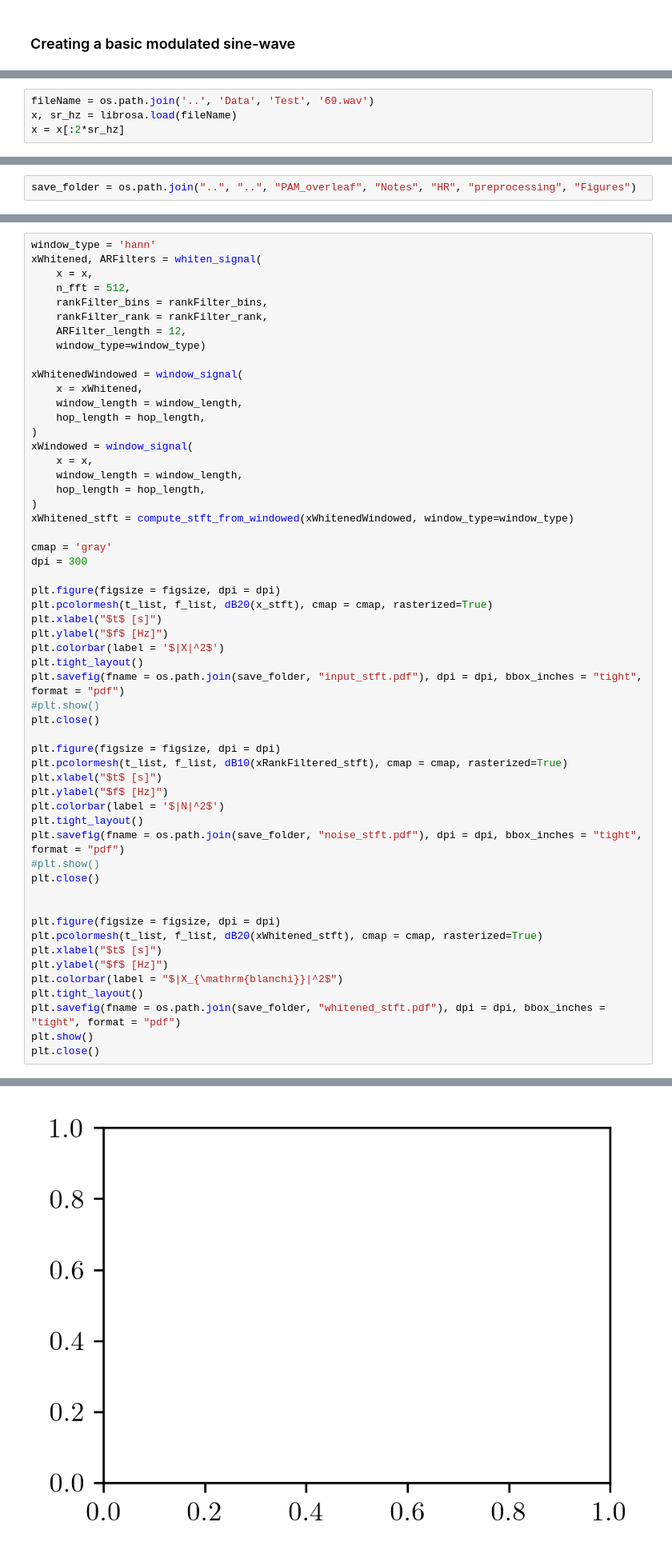
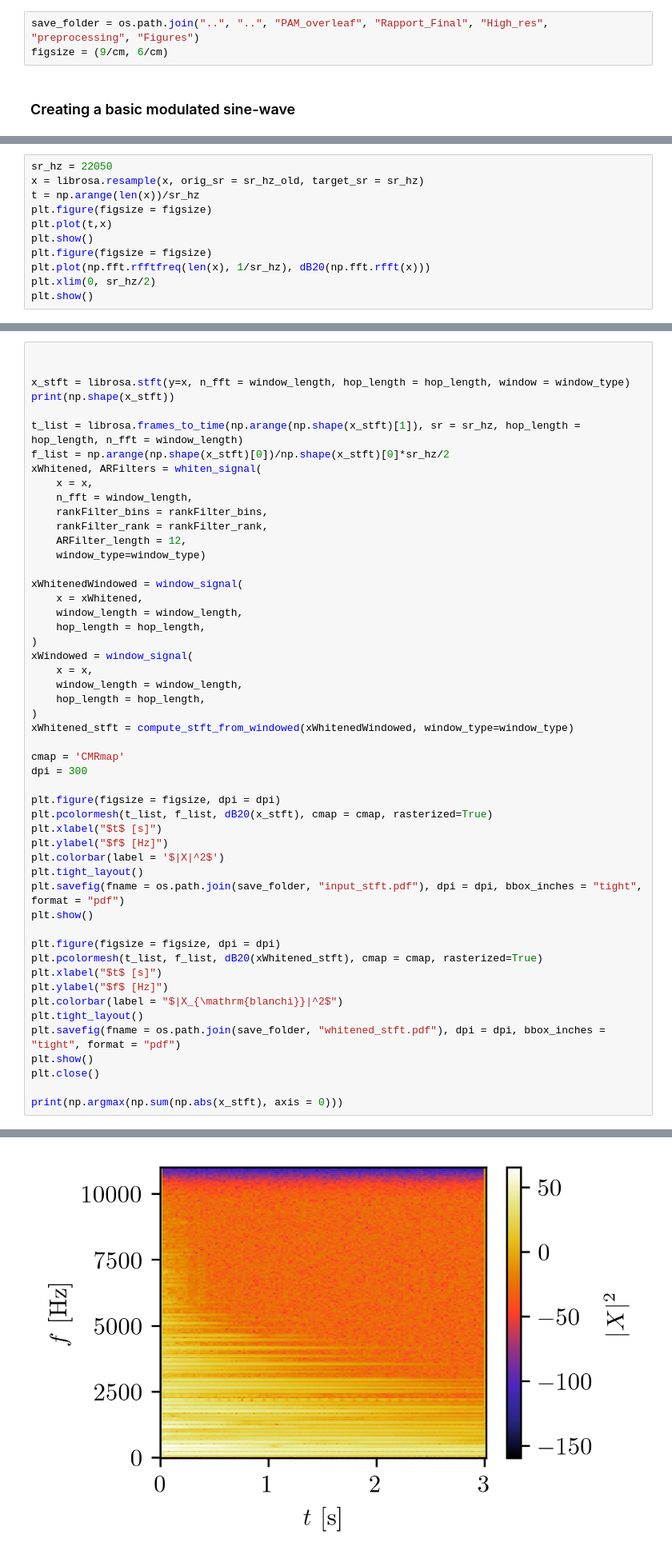
Before and after one commit to peladeaucome/ATIAM-PAM-AnalyseInstruments, a Jupyter notebook: Notebooks/come_HN_preprocessing.ipynb, the cells around one changed output, grey strips where cells are left out. Shown at 80% size. Saved outputs shown, nothing was run; the diff lists cells and outputs as text.

```diff
--- a/Notebooks/come_HN_preprocessing.ipynb
+++ b/Notebooks/come_HN_preprocessing.ipynb
@@ -28,6 +27,9 @@ figsize = (8.5/cm, 6/cm)
 
 def normalize(input_array, value = 1):
         return input_array/np.amax(np.abs(input_array))*value
+# %%
+save_folder = os.path.join("..", "..", "PAM_overleaf", "Rapport_Final", "High_res", "preprocessing", "Figures")
+figsize = (9/cm, 6/cm)
 # %% [markdown]
 ### Creating a basic modulated sine-wave
 # %%
@@ -45,7 +47,3 @@ full_phase *= 2*np.pi
 #x += noiseAmp*np.random.randn(np.shape(t)[0])
 # %% [markdown]
 ## Loading the audio file
-# %%
-fileName = os.path.join('..', 'Data', 'Test', '69.wav')
-x, sr_hz = librosa.load(fileName)
-x = x[:2*sr_hz]
@@ -51,0 +77,11 @@ x = x[:2*sr_hz]
+# %%
+sr_hz = 22050
+x = librosa.resample(x, orig_sr = sr_hz_old, target_sr = sr_hz)
+t = np.arange(len(x))/sr_hz
+plt.figure(figsize = figsize)
+plt.plot(t,x)
+plt.show()
+plt.figure(figsize = figsize)
+plt.plot(np.fft.rfftfreq(len(x), 1/sr_hz), dB20(np.fft.rfft(x)))
+plt.xlim(0, sr_hz/2)
+plt.show()
@@ -52,7 +91,5 @@ x = x[:2*sr_hz]
 # %% [markdown]
 # Preprocessing
-# %%
-save_folder = os.path.join("..", "..", "PAM_overleaf", "Notes", "HR", "preprocessing", "Figures")
 # %% [markdown]
 ## Sub-band decomposition
 # %% [markdown]
@@ -66,8 +104,14 @@ hop_length = window_length
 # %%
-window_type = 'hann'
+
+
+x_stft = librosa.stft(y=x, n_fft = window_length, hop_length = hop_length, window = window_type)
+print(np.shape(x_stft))
+
+t_list = librosa.frames_to_time(np.arange(np.shape(x_stft)[1]), sr = sr_hz, hop_length = hop_length, n_fft = window_length)
+f_list = np.arange(np.shape(x_stft)[0])/np.shape(x_stft)[0]*sr_hz/2
 xWhitened, ARFilters = whiten_signal(
     x = x,
-    n_fft = 512,
+    n_fft = window_length,
     rankFilter_bins = rankFilter_bins,
     rankFilter_rank = rankFilter_rank,
     ARFilter_length = 12,
@@ -85,7 +129,7 @@ xWindowed = window_signal(
 )
 xWhitened_stft = compute_stft_from_windowed(xWhitenedWindowed, window_type=window_type)
 
-cmap = 'gray'
+cmap = 'CMRmap'
 dpi = 300
 
 plt.figure(figsize = figsize, dpi = dpi)
@@ -95,19 +139,7 @@ plt.ylabel("$f$ [Hz]")
 plt.colorbar(label = '$|X|^2$')
 plt.tight_layout()
 plt.savefig(fname = os.path.join(save_folder, "input_stft.pdf"), dpi = dpi, bbox_inches = "tight", format = "pdf")
-#plt.show()
-plt.close()
-
-plt.figure(figsize = figsize, dpi = dpi)
-plt.pcolormesh(t_list, f_list, dB10(xRankFiltered_stft), cmap = cmap, rasterized=True)
-plt.xlabel("$t$ [s]")
-plt.ylabel("$f$ [Hz]")
-plt.colorbar(label = '$|N|^2$')
-plt.tight_layout()
-plt.savefig(fname = os.path.join(save_folder, "noise_stft.pdf"), dpi = dpi, bbox_inches = "tight", format = "pdf")
-#plt.show()
-plt.close()
-
+plt.show()
 
 plt.figure(figsize = figsize, dpi = dpi)
 plt.pcolormesh(t_list, f_list, dB20(xWhitened_stft), cmap = cmap, rasterized=True)
@@ -118,4 +150,6 @@ plt.tight_layout()
 plt.savefig(fname = os.path.join(save_folder, "whitened_stft.pdf"), dpi = dpi, bbox_inches = "tight", format = "pdf")
 plt.show()
 plt.close()
+
+print(np.argmax(np.sum(np.abs(x_stft), axis = 0)))
 # %% [output]
@@ -123 +157 @@ TypeError: Dimensions of C (257, 87) are incompatible with X (86) and/or Y (257)
-[figure, old version]
+[figure, new version]
```
Also changed, not shown: parts of 8 cells of this notebook, 2 other files.
